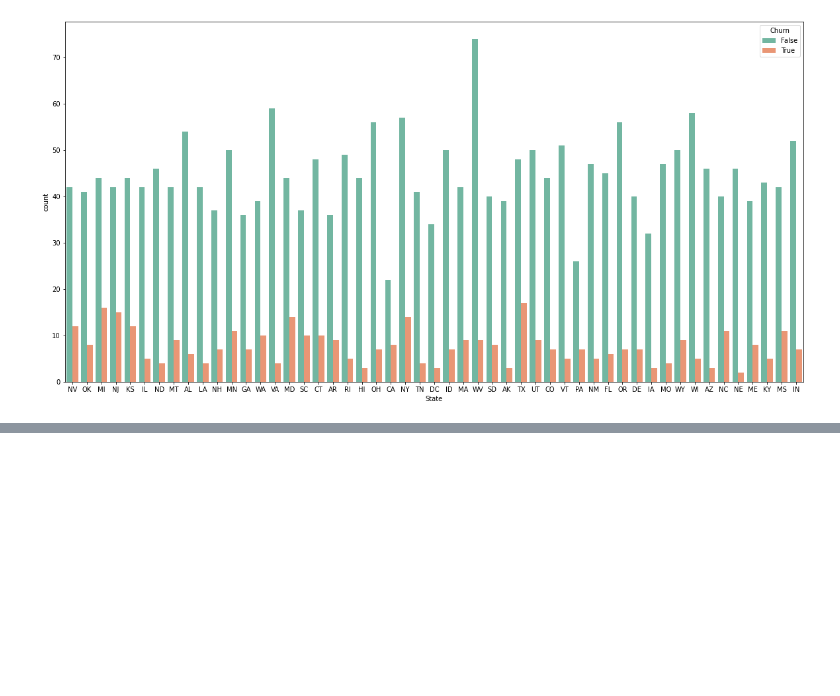
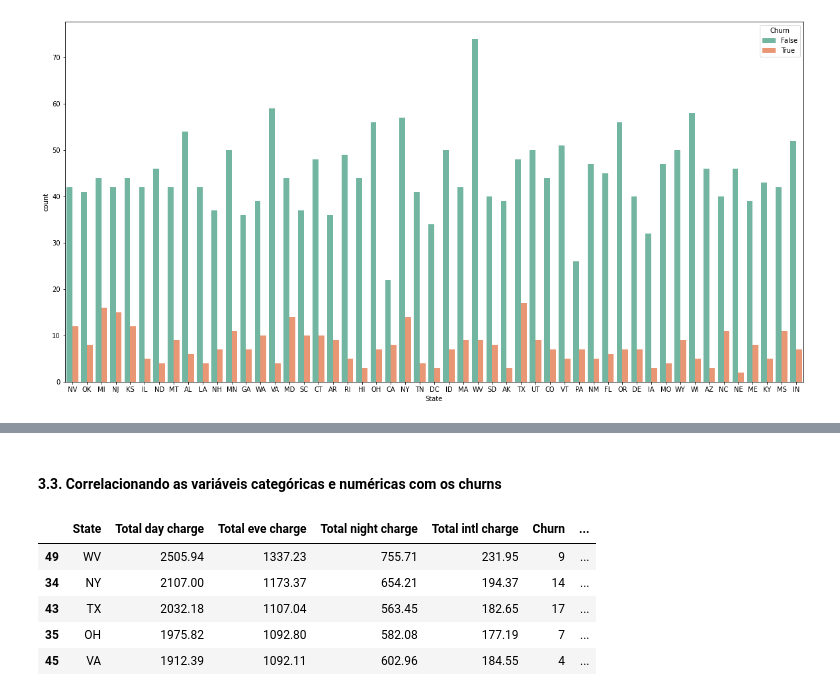
Before and after one commit to lucas-sls/Telecom_Churn, a Jupyter notebook: Telecom_churn.ipynb, the cells around one changed output, grey strips where cells are left out. Saved outputs shown, nothing was run; the diff lists cells and outputs as text; code cells hidden in the pictures; blank space fills up the shorter version.

Commit message:
Analisando a correlação das variáveis numéricas com as categóricas

```diff
--- a/Telecom_churn.ipynb
+++ b/Telecom_churn.ipynb
@@ -349,0 +367,16 @@ sns.countplot(x='State', hue = 'Churn',data = df_treino, ax=axarr, palette=palet
+# %% [markdown]
+#### 3.3. Correlacionando as variáveis categóricas e numéricas com os churns
+# %%
+receita = df_treino[['State','Total day charge',
+           'Total eve charge', 'Total night charge', 'Total intl charge', 'Churn']].groupby(['State'],
+                                         as_index=False).sum()
+
+receita['Tot_receita'] = receita['Total day charge'] + receita['Total eve charge'] + receita['Total night charge'] + receita['Total intl charge']
+receita.sort_values(by='Tot_receita', ascending=False).head() # Estados que geram maiores receitas
+# %% [output]
+|  | State | Total day charge | Total eve charge | Total night charge | Total intl charge | Churn | ... |
+| 49 | WV | 2505.94 | 1337.23 | 755.71 | 231.95 | 9 | ... |
+| 34 | NY | 2107.00 | 1173.37 | 654.21 | 194.37 | 14 | ... |
+| 43 | TX | 2032.18 | 1107.04 | 563.45 | 182.65 | 17 | ... |
+| 35 | OH | 1975.82 | 1092.80 | 582.08 | 177.19 | 7 | ... |
+| 45 | VA | 1912.39 | 1092.11 | 602.96 | 184.55 | 4 | ... |
```
Also changed, not shown: parts of 4 cells of this notebook.
